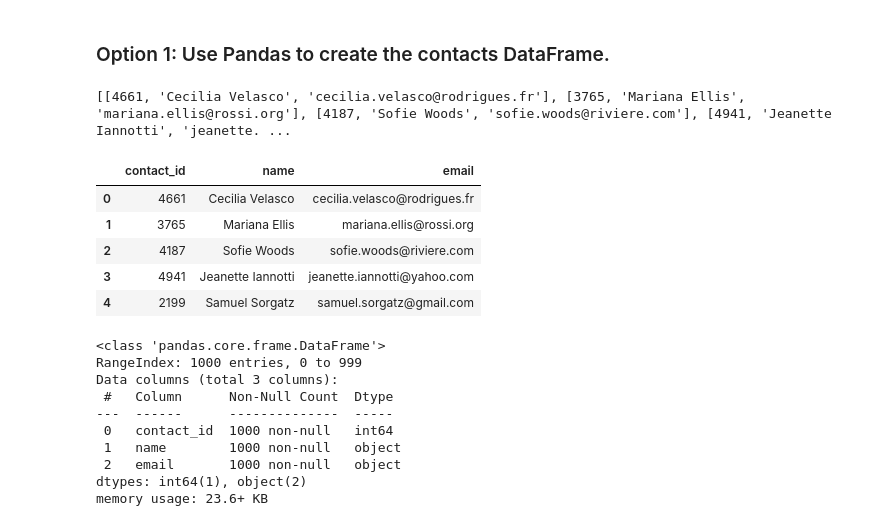
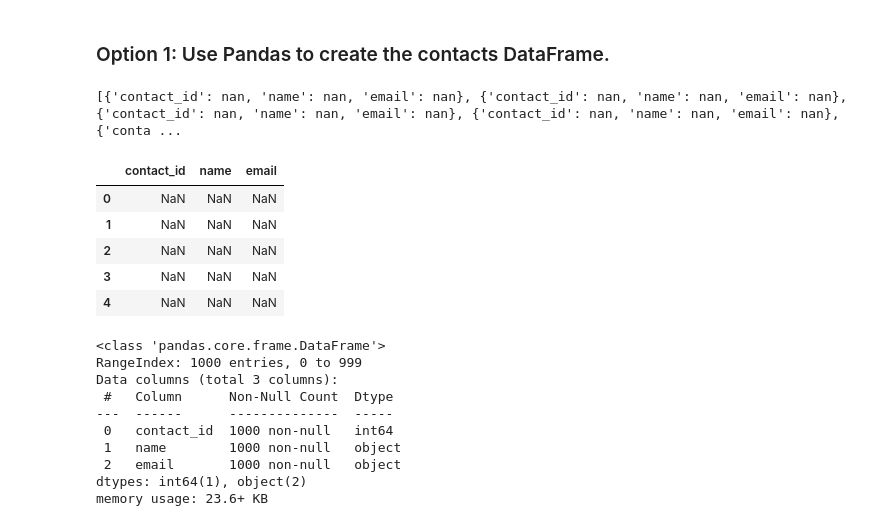
Before and after one commit to Amirgol00/Crowdfunding-ETL, a Jupyter notebook: Amir_Golshan_ETL_Mini_Project_Starter_Code.ipynb, the cells around one changed output. Drawn from its saved outputs; the diff is of its cells as text; code cells hidden in the pictures.

```diff
--- a/Amir_Golshan_ETL_Mini_Project_Starter_Code.ipynb
+++ b/Amir_Golshan_ETL_Mini_Project_Starter_Code.ipynb
@@ -291,6 +291,6 @@ campaign_cleaned.to_csv("Resources/campaign.csv", index=False)
 ### Extract the contacts.xlsx Data.
 # %%
 # Read the data into a Pandas DataFrame. Use the `header=2` parameter when reading in the data.
-contact_info_df = pd.read_excel('Resources/contacts.xlsx', header=2)
+contact_info_df = pd.read_excel('Resources/contacts.xlsx', header=3)
 contact_info_df.head()
 # %% [output]
@@ -316,22 +316,26 @@ Then export the DataFrame as a `contacts.csv` CSV file.
 # Iterate through the contact_info_df and convert each row to a dictionary.
 import json
 dict_values = []
+for index, row in contact_info_df.iterrows():
+    dict_values.append(row.to_dict())
 
 
 # Print out the list of values for each row.
 print(dict_values)
 # %% [output]
-[[4661, 'Cecilia Velasco', 'cecilia.velasco@rodrigues.fr'], [3765, 'Mariana Ellis', 'mariana.ellis@rossi.org'], [4187, 'Sofie Woods', 'sofie.woods@riviere.com'], [4941, 'Jeanette Iannotti', 'jeanette. ...
+[{'contact_id': nan, 'name': nan, 'email': nan}, {'contact_id': nan, 'name': nan, 'email': nan}, {'contact_id': nan, 'name': nan, 'email': nan}, {'contact_id': nan, 'name': nan, 'email': nan}, {'conta ...
 # %%
 # Create a contact_info DataFrame and add each list of values, i.e., each row
 # to the 'contact_id', 'name', 'email' columns.
+contact_info_df = pd.DataFrame(dict_values, columns=['contact_id', 'name', 'email'])
+contact_info_df.head()
 # %% [output]
 |  | contact_id | name | email |
-| 0 | 4661 | Cecilia Velasco | cecilia.velasco@rodrigues.fr |
-| 1 | 3765 | Mariana Ellis | mariana.ellis@rossi.org |
-| 2 | 4187 | Sofie Woods | sofie.woods@riviere.com |
-| 3 | 4941 | Jeanette Iannotti | jeanette.iannotti@yahoo.com |
-| 4 | 2199 | Samuel Sorgatz | samuel.sorgatz@gmail.com |
+| 0 | NaN | NaN | NaN |
+| 1 | NaN | NaN | NaN |
+| 2 | NaN | NaN | NaN |
+| 3 | NaN | NaN | NaN |
+| 4 | NaN | NaN | NaN |
 # %%
 # Check the datatypes.
 # %% [output]
```
Also changed, not shown: parts of 12 cells of this notebook.
